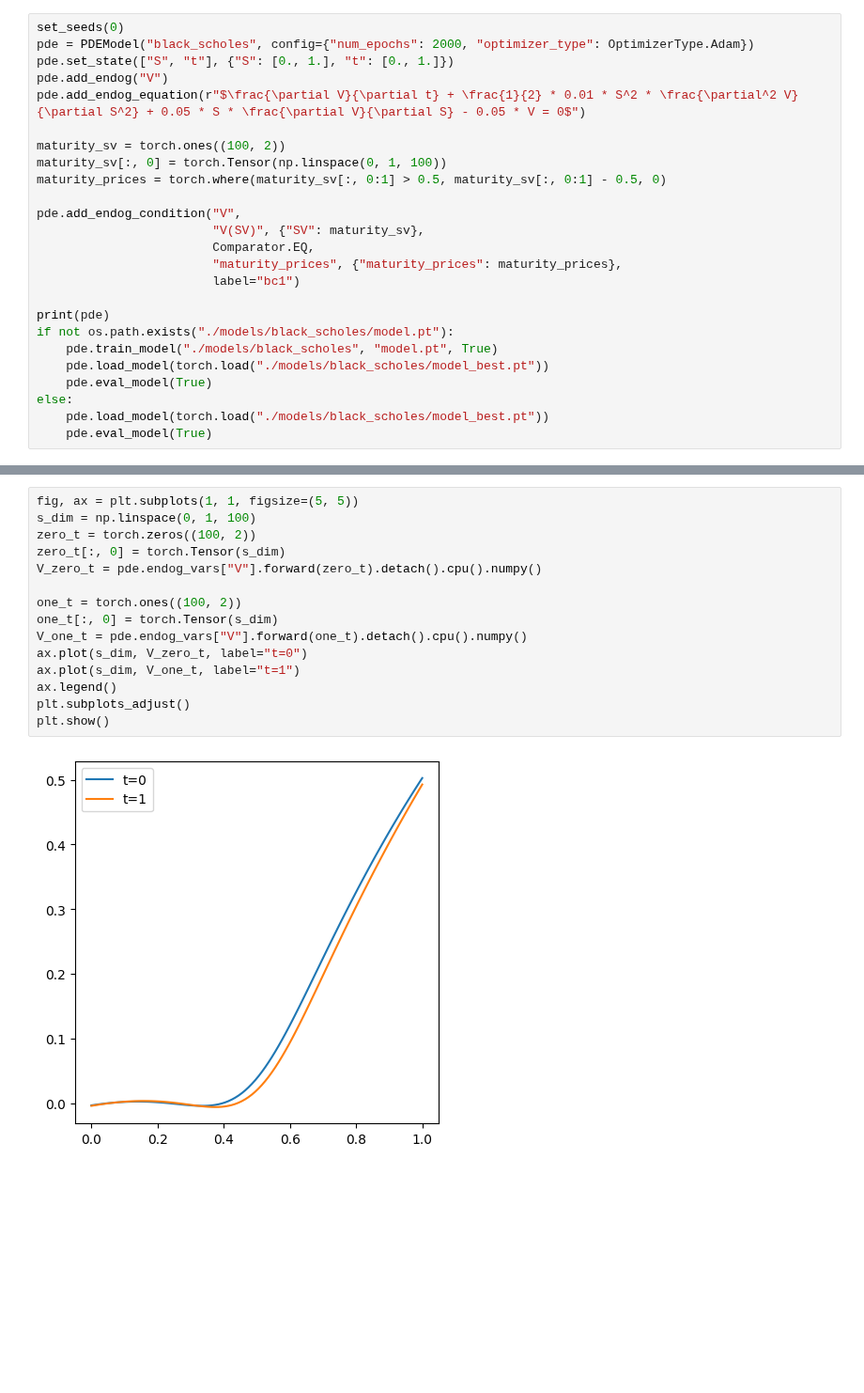
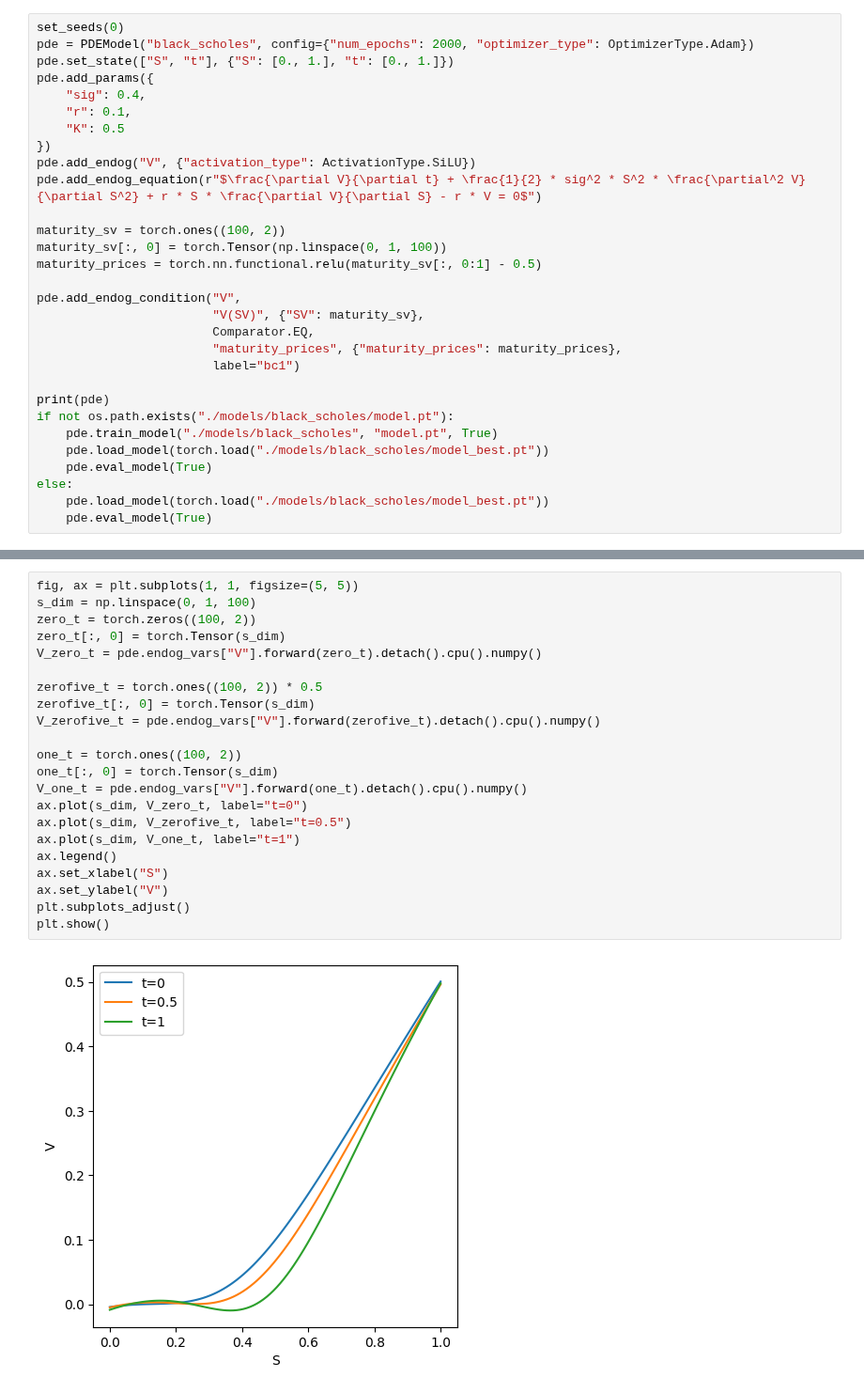
Before and after one commit to rotmanfinhub/deep-macrofin, a Jupyter notebook: examples/basic_examples/black_scholes.ipynb, the cells around one changed output, grey strips where cells are left out. Shown at 94% size. Drawn from its saved outputs; the diff is of its cells as text; blank space fills up the shorter version.

```diff
--- a/examples/basic_examples/black_scholes.ipynb
+++ b/examples/basic_examples/black_scholes.ipynb
@@ -18,12 +18,17 @@ from deep_macrofin import ActivationType, OptimizerType, Comparator, set_seeds,
 set_seeds(0)
 pde = PDEModel("black_scholes", config={"num_epochs": 2000, "optimizer_type": OptimizerType.Adam})
 pde.set_state(["S", "t"], {"S": [0., 1.], "t": [0., 1.]})
-pde.add_endog("V")
-pde.add_endog_equation(r"$\frac{\partial V}{\partial t} + \frac{1}{2} * 0.01 * S^2 * \frac{\partial^2 V}{\partial S^2} + 0.05 * S * \frac{\partial V}{\partial S} - 0.05 * V = 0$")
+pde.add_params({
+    "sig": 0.4,
+    "r": 0.1,
+    "K": 0.5
+})
+pde.add_endog("V", {"activation_type": ActivationType.SiLU})
+pde.add_endog_equation(r"$\frac{\partial V}{\partial t} + \frac{1}{2} * sig^2 * S^2 * \frac{\partial^2 V}{\partial S^2} + r * S * \frac{\partial V}{\partial S} - r * V = 0$")
 
 maturity_sv = torch.ones((100, 2))
 maturity_sv[:, 0] = torch.Tensor(np.linspace(0, 1, 100))
-maturity_prices = torch.where(maturity_sv[:, 0:1] > 0.5, maturity_sv[:, 0:1] - 0.5, 0)
+maturity_prices = torch.nn.functional.relu(maturity_sv[:, 0:1] - 0.5)
 
 pde.add_endog_condition("V",
                         "V(SV)", {"SV": maturity_sv},
@@ -75,20 +69,27 @@ plt.show()
 # %%
 fig, ax = plt.subplots(1, 1, figsize=(5, 5))
 s_dim = np.linspace(0, 1, 100)
 zero_t = torch.zeros((100, 2))
 zero_t[:, 0] = torch.Tensor(s_dim)
 V_zero_t = pde.endog_vars["V"].forward(zero_t).detach().cpu().numpy()
 
+zerofive_t = torch.ones((100, 2)) * 0.5
+zerofive_t[:, 0] = torch.Tensor(s_dim)
+V_zerofive_t = pde.endog_vars["V"].forward(zerofive_t).detach().cpu().numpy()
+
 one_t = torch.ones((100, 2))
 one_t[:, 0] = torch.Tensor(s_dim)
 V_one_t = pde.endog_vars["V"].forward(one_t).detach().cpu().numpy()
 ax.plot(s_dim, V_zero_t, label="t=0")
+ax.plot(s_dim, V_zerofive_t, label="t=0.5")
 ax.plot(s_dim, V_one_t, label="t=1")
 ax.legend()
+ax.set_xlabel("S")
+ax.set_ylabel("V")
 plt.subplots_adjust()
 plt.show()
 # %% [output]
-[figure, old version]
+[figure, new version]
 # %%
 plot_loss_df(fn="./models/black_scholes/model_loss.csv", loss_plot_fn="./models/black_scholes/model_loss.png")
 # %% [output]
```
Also changed, not shown: parts of 8 cells of this notebook, 27 other files.
